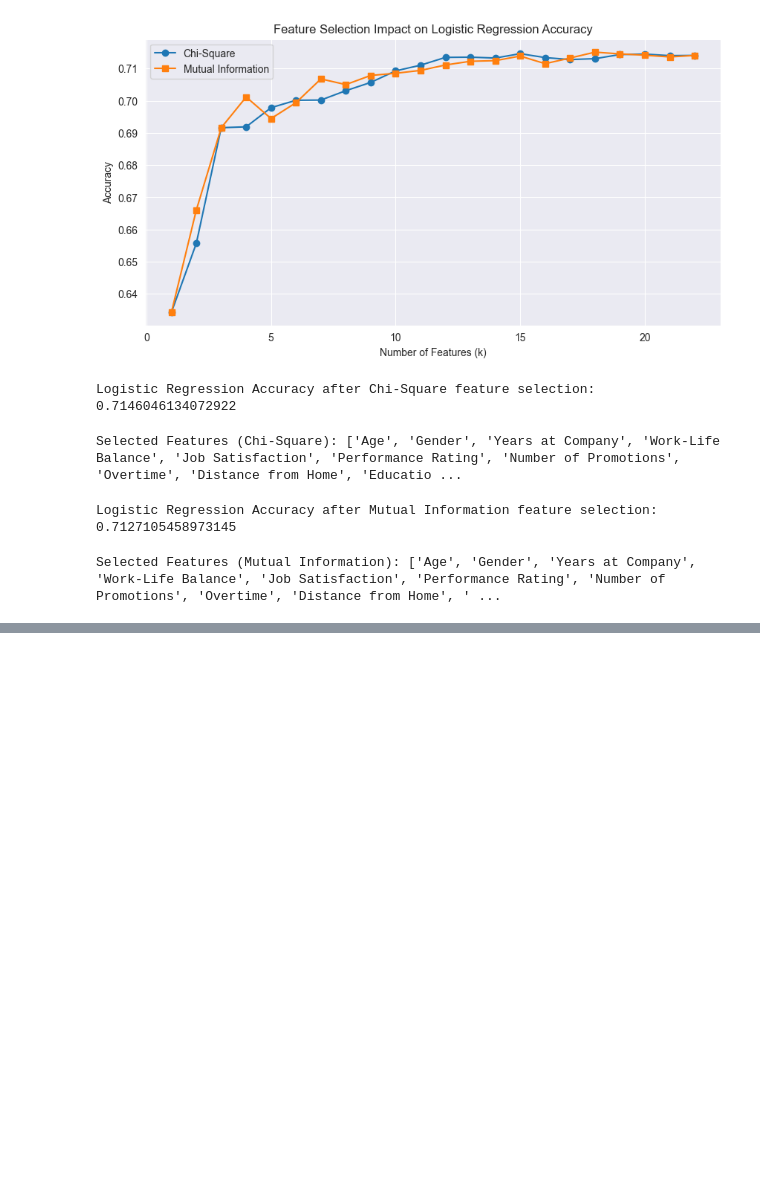
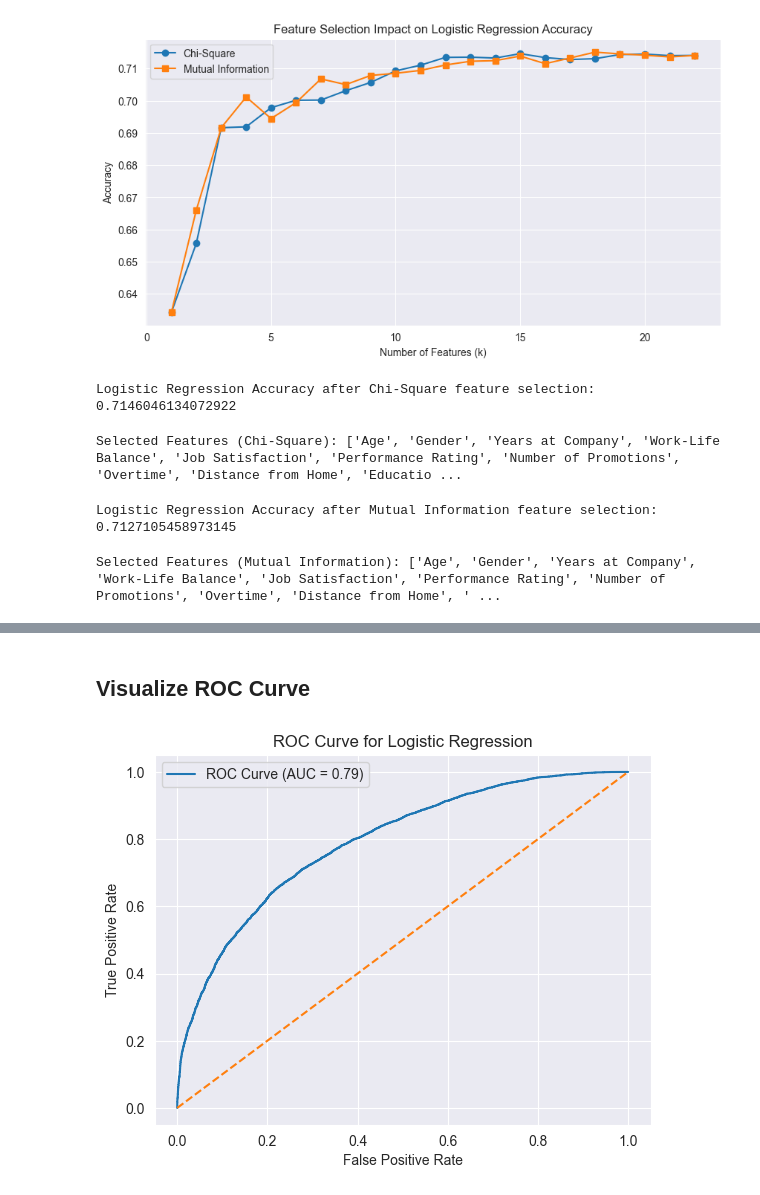
Before and after one commit to AmodMatheesha2003/employee-attrition-prediction-ml, a Jupyter notebook: Notebooks/LogisticRegression_Employee_Attrition.ipynb, the cells around one changed output, grey strips where cells are left out. Cells and saved outputs as stored; diff of their text form; code cells hidden in the pictures; blank space fills up the shorter version.

Commit message:
Add Visualizations for LogisticRegression_Employee_Attrition.ipynb

```diff
--- a/Notebooks/LogisticRegression_Employee_Attrition.ipynb
+++ b/Notebooks/LogisticRegression_Employee_Attrition.ipynb
@@ -252,0 +264,17 @@ Selected Features (Mutual Information): ['Age', 'Gender', 'Years at Company', 'W
+# %% [markdown]
+<h2>Visualize ROC Curve</h2>
+# %%
+from sklearn.metrics import roc_curve, roc_auc_score
+
+y_pred_proba = log_reg.predict_proba(X_test)[:, 1]
+fpr, tpr, _ = roc_curve(y_test, y_pred_proba)
+
+plt.plot(fpr, tpr, label='ROC Curve (AUC = {:.2f})'.format(roc_auc_score(y_test, y_pred_proba)))
+plt.plot([0, 1], [0, 1], linestyle='--')
+plt.xlabel('False Positive Rate')
+plt.ylabel('True Positive Rate')
+plt.title('ROC Curve for Logistic Regression')
+plt.legend()
+plt.show()
+# %% [output]
+[figure, added]
```
Also changed, not shown: parts of 2 cells of this notebook.
